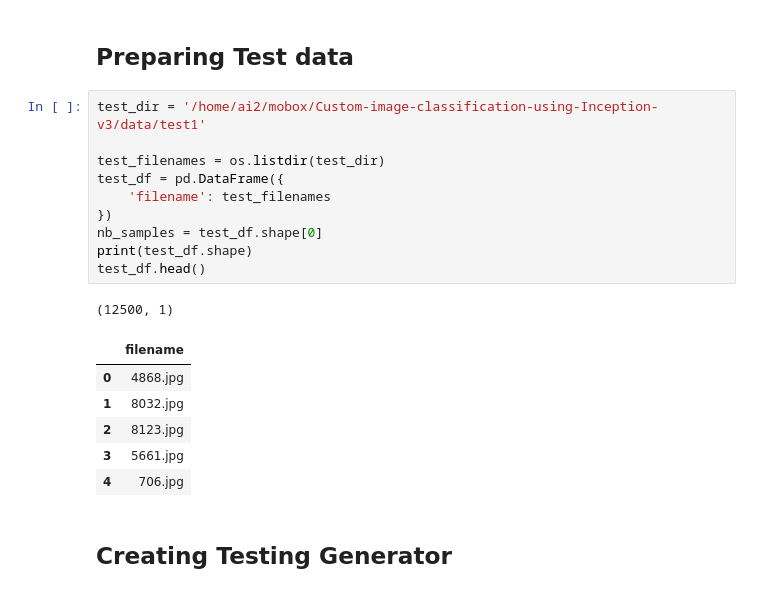
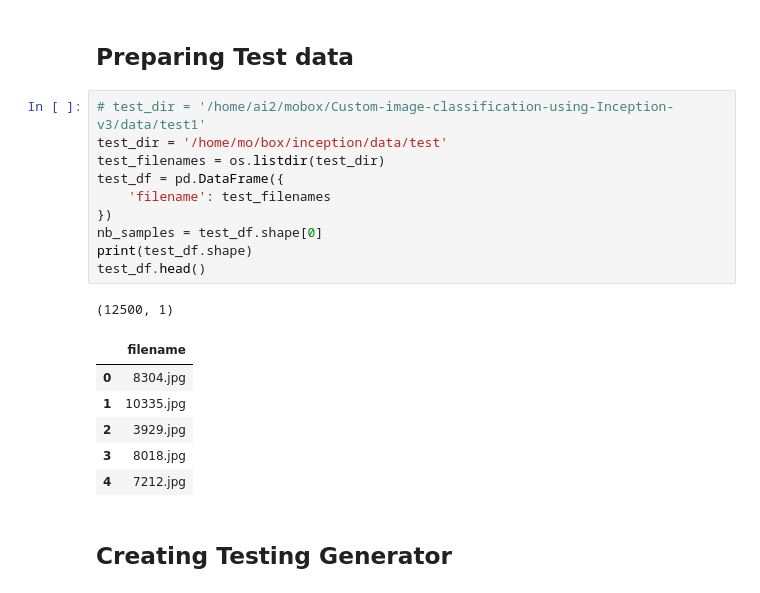
Before and after one commit to reddimohan/Custom-image-classification-using-Inception-v3, a Jupyter notebook: custom-image-classification-gpu-epoc-50.ipynb, the cells around one changed output. Drawn from its saved outputs; the diff is of its cells as text.

```diff
--- a/custom-image-classification-gpu-epoc-50.ipynb
+++ b/custom-image-classification-gpu-epoc-50.ipynb
@@ -323,23 +297,23 @@ plt.show()
 # %% [markdown]
 ## Preparing Test data
 # %%
-test_dir = '/home/ai2/mobox/Custom-image-classification-using-Inception-v3/data/test1'
-
+# test_dir = '/home/ai2/mobox/Custom-image-classification-using-Inception-v3/data/test1'
+test_dir = '/home/mo/box/inception/data/test'
 test_filenames = os.listdir(test_dir)
 test_df = pd.DataFrame({
     'filename': test_filenames
 })
 nb_samples = test_df.shape[0]
 print(test_df.shape)
 test_df.head()
 # %% [output]
 (12500, 1)
 |  | filename |
-| 0 | 4868.jpg |
-| 1 | 8032.jpg |
-| 2 | 8123.jpg |
-| 3 | 5661.jpg |
-| 4 | 706.jpg |
+| 0 | 8304.jpg |
+| 1 | 10335.jpg |
+| 2 | 3929.jpg |
+| 3 | 8018.jpg |
+| 4 | 7212.jpg |
 # %% [markdown]
 ## Creating Testing Generator
 # %%
```
Also changed, not shown: parts of 6 cells of this notebook, 2 other files.
